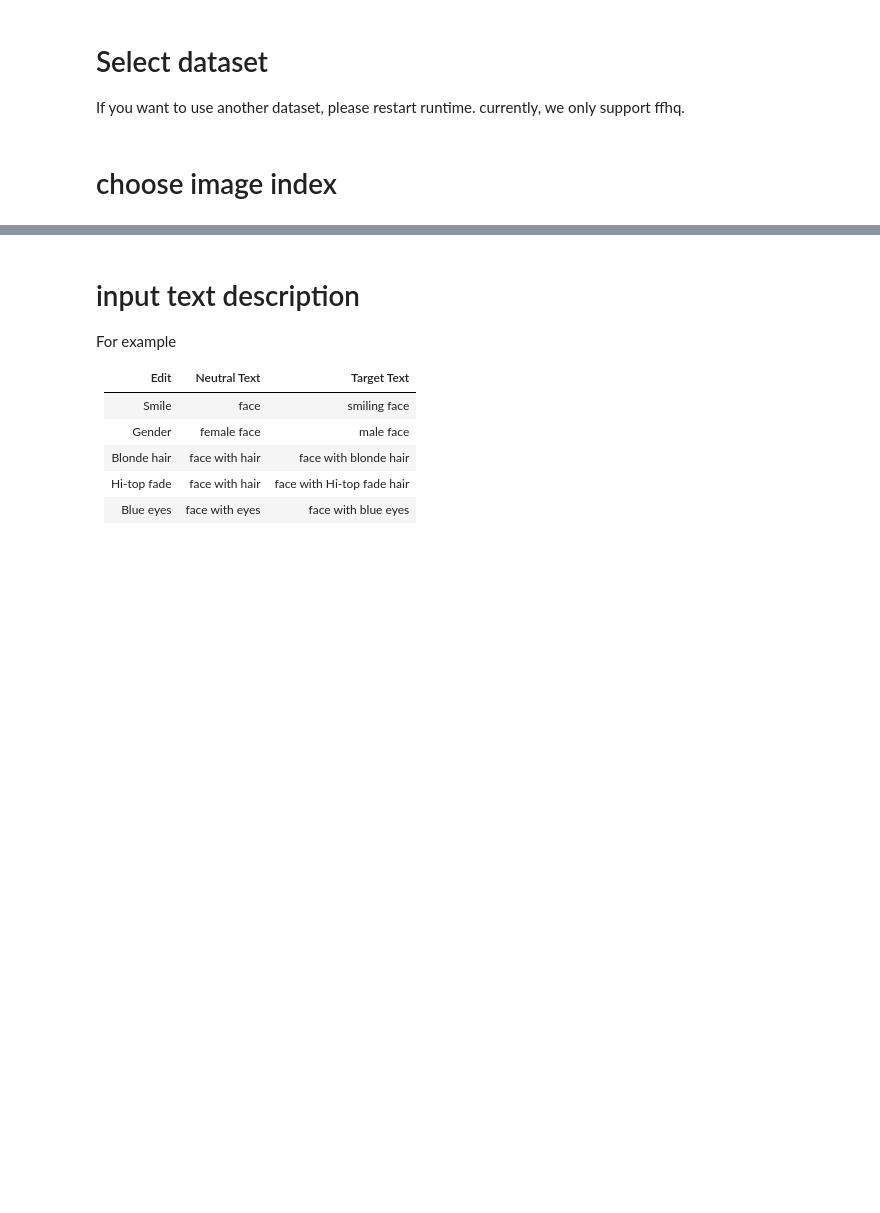
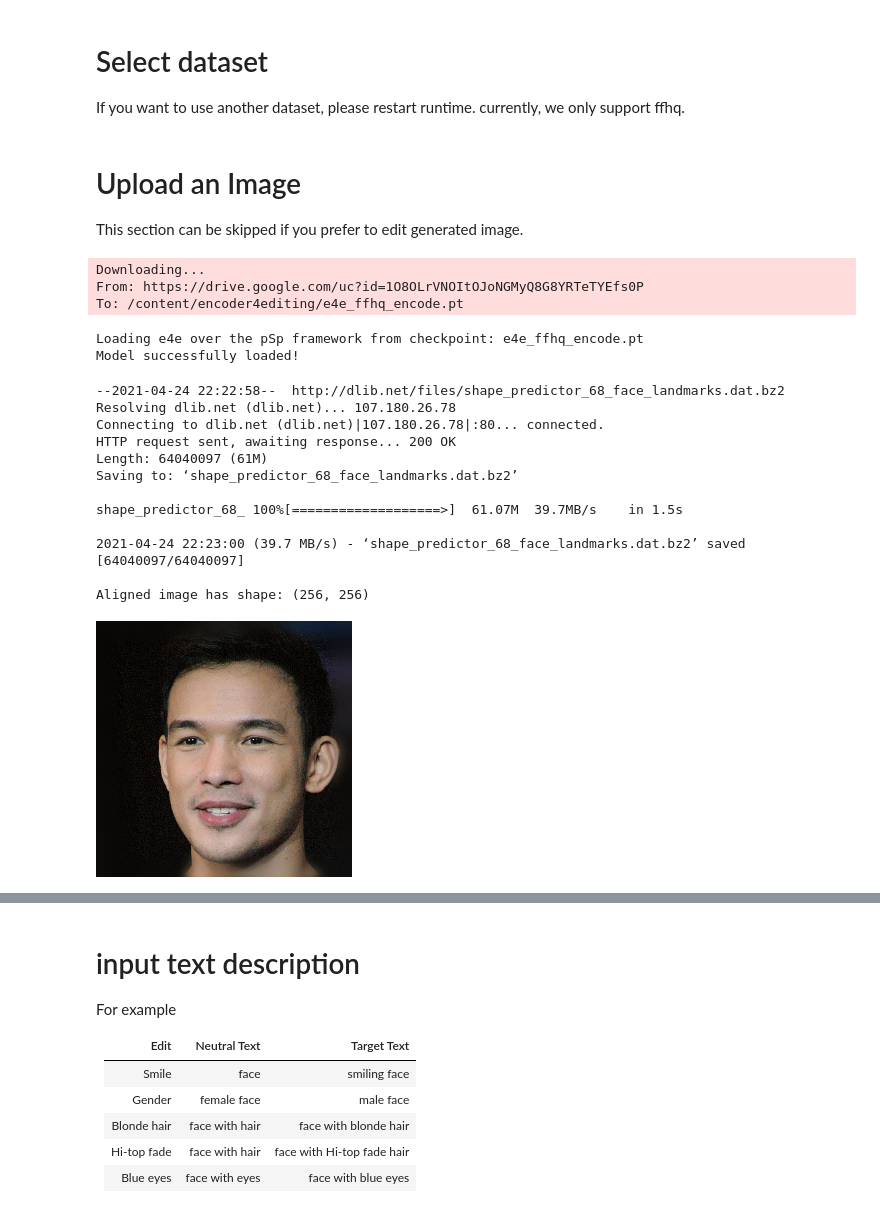
Before and after one commit to orpatashnik/StyleCLIP, a Jupyter notebook: notebooks/StyleCLIP_global.ipynb, the cells around one changed output, grey strips where cells are left out. Drawn from its saved outputs; the diff is of its cells as text; code cells hidden in the pictures; blank space fills up the shorter version.

```diff
--- a/notebooks/StyleCLIP_global.ipynb
+++ b/notebooks/StyleCLIP_global.ipynb
@@ -42,2 +78,75 @@ np.set_printoptions(suppress=True)
-# %% [markdown]
-# choose image index
+# %% [markdown]
+# Upload an Image
+This section can be skipped if you prefer to edit generated image.
+# %%
+#@title e4e setup
+#@ e4e setup
+from gdown import download as drive_download
+drive_download("https://drive.google.com/uc?id=1O8OLrVNOItOJoNGMyQ8G8YRTeTYEfs0P", "/content/encoder4editing/e4e_ffhq_encode.pt", quiet=False)
+experiment_type = 'ffhq_encode'
+
+os.chdir('/content/encoder4editing')
+
+EXPERIMENT_ARGS = {
+        "model_path": "e4e_ffhq_encode.pt"
+    }
+EXPERIMENT_ARGS['transform'] = transforms.Compose([
+    transforms.Resize((256, 256)),
+    transforms.ToTensor(),
+    transforms.Normalize([0.5, 0.5, 0.5], [0.5, 0.5, 0.5])])
+resize_dims = (256, 256)
+
+model_path = EXPERIMENT_ARGS['model_path']
+ckpt = torch.load(model_path, map_location='cpu')
+opts = ckpt['opts']
+# pprint.pprint(opts)  # Display full options used
+# update the training options
+opts['checkpoint_path'] = model_path
+opts= Namespace(**opts)
+net = pSp(opts)
+net.eval()
+net.cuda()
+print('Model successfully loaded!')
+# %% [output]
+Downloading...
+From: https://drive.google.com/uc?id=1O8OLrVNOItOJoNGMyQ8G8YRTeTYEfs0P
+To: /content/encoder4editing/e4e_ffhq_encode.pt
+Loading e4e over the pSp framework from checkpoint: e4e_ffhq_encode.pt
+Model successfully loaded!
+# %%
+#@title Align image
+image_path = "notebooks/images/input_img.jpg" #@param {type: "string"}
+original_image = Image.open(image_path)
+original_image = original_image.convert("RGB")
+if experiment_type == "ffhq_encode" and 'shape_predictor_68_face_landmarks.dat' not in os.listdir():
+    !wget http://dlib.net/files/shape_predictor_68_face_landmarks.dat.bz2
+    !bzip2 -dk shape_predictor_68_face_landmarks.dat.bz2
+
+def run_alignment(image_path):
+  import dlib
+  from utils.alignment import align_face
+  predictor = dlib.shape_predictor("shape_predictor_68_face_landmarks.dat")
+  aligned_image = align_face(filepath=image_path, predictor=predictor)
+  print("Aligned image has shape: {}".format(aligned_image.size))
+  return aligned_image
+
+if experiment_type == "ffhq_encode":
+  input_image = run_alignment(image_path)
+else:
+  input_image = original_image
+
+input_image.resize(resize_dims)
+# %% [output]
+--2021-04-24 22:22:58--  http://dlib.net/files/shape_predictor_68_face_landmarks.dat.bz2
+Resolving dlib.net (dlib.net)... 107.180.26.78
+Connecting to dlib.net (dlib.net)|107.180.26.78|:80... connected.
+HTTP request sent, awaiting response... 200 OK
+Length: 64040097 (61M)
+Saving to: ‘shape_predictor_68_face_landmarks.dat.bz2’
+
+shape_predictor_68_ 100%[===================>]  61.07M  39.7MB/s    in 1.5s
+
+2021-04-24 22:23:00 (39.7 MB/s) - ‘shape_predictor_68_face_landmarks.dat.bz2’ saved [64040097/64040097]
+
+Aligned image has shape: (256, 256)
+[figure, added]
```
Also changed, not shown: parts of 10 cells of this notebook.
